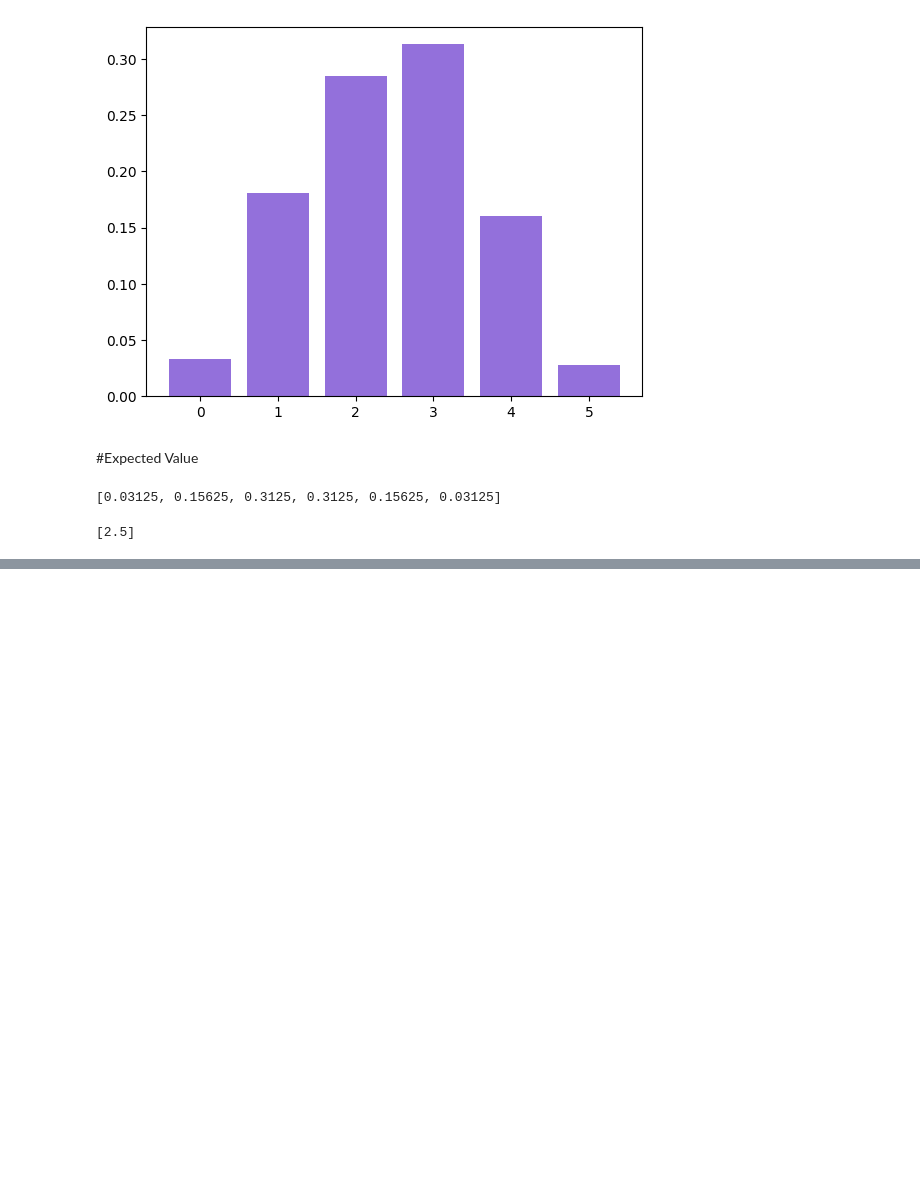
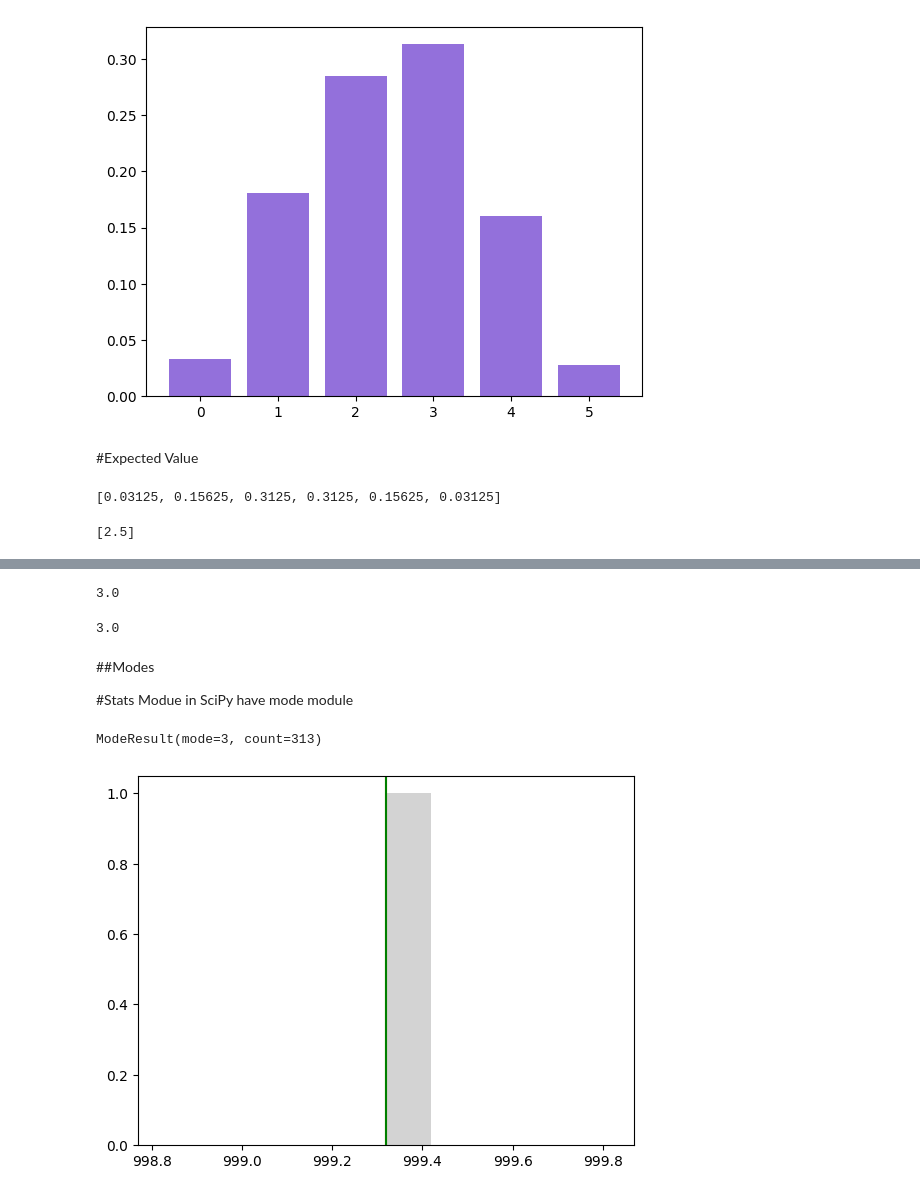
Before and after one commit to Krisho1/Machine-Learning-Foundations-Math-Probability-Statistics-and-Computer-Science-Python-Codes-, a Jupyter notebook: Probablity.ipynb, the cells around one changed output, grey strips where cells are left out. Drawn from its saved outputs; the diff is of its cells as text; code cells hidden in the pictures; blank space fills up the shorter version.

```diff
--- a/Probablity.ipynb
+++ b/Probablity.ipynb
@@ -98,0 +139,27 @@ E
+# %%
+(3+3)/2 #Median in this case
+# %% [output]
+3.0
+# %%
+np.median(heads_count)
+# %% [output]
+3.0
+# %% [markdown]
+##Modes
+
+#Stats Modue in SciPy have mode module
+# %%
+from scipy import stats as st
+st.mode(heads_count)
+# %% [output]
+ModeResult(mode=3, count=313)
+# %%
+x = st.skewnorm.rvs(0,1000) #first arguement is skewness; 0 has no skew
+# %%
+fig, ax = plt.subplots()
+plt.axvline(x = np.mean(x), color='orange')
+plt.axvline(x = np.median(x), color='green')
+_ = plt.hist(x, color = 'lightgray')
+# Note: Mode typically only applies to PMFs; this is a PDF
+# %% [output]
+[figure, added]
```
Also changed, not shown: parts of 83 cells of this notebook.
